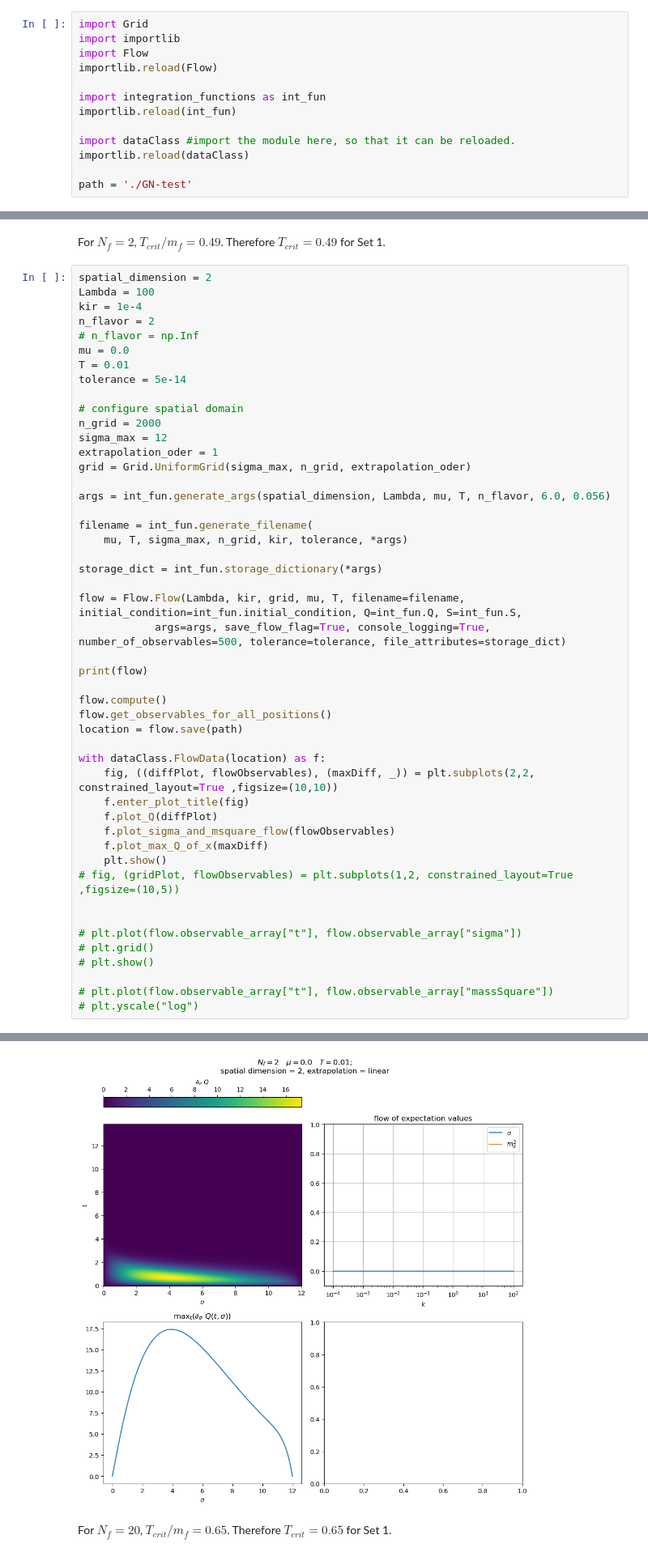
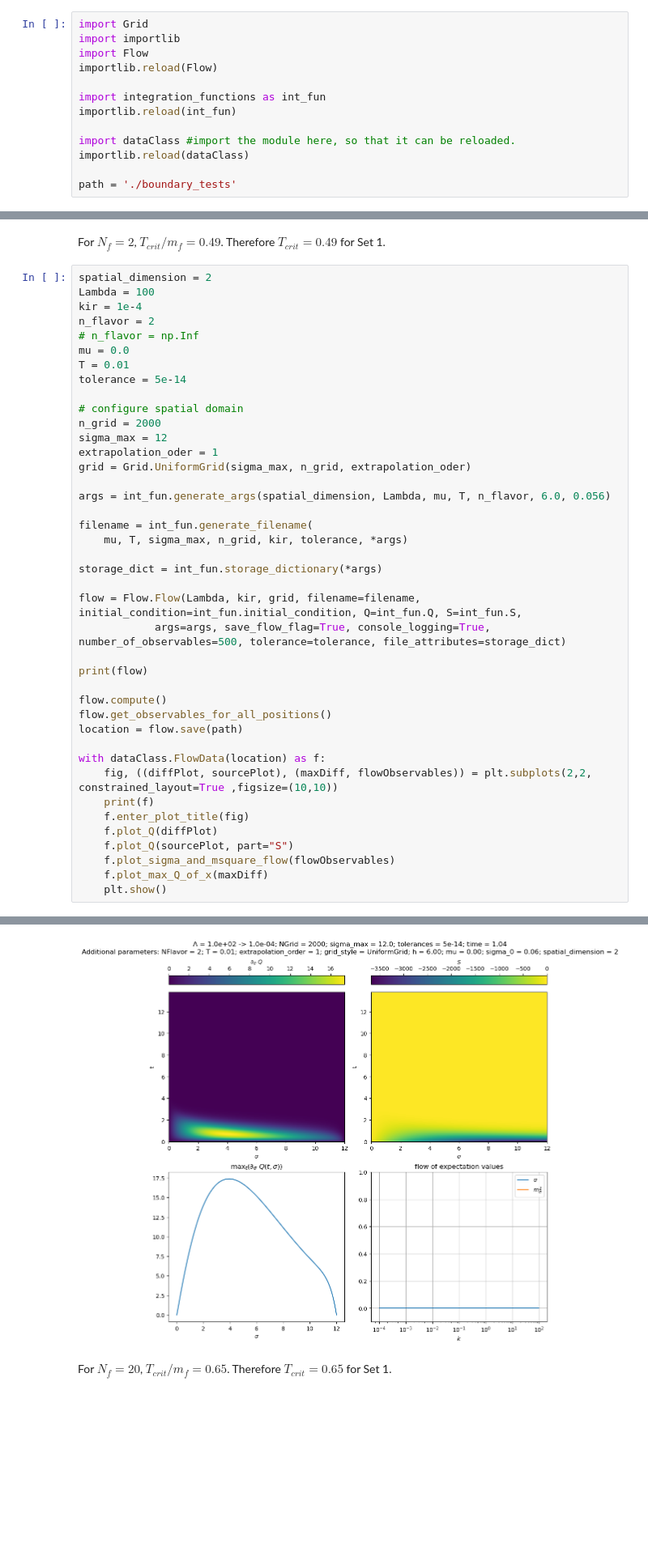
Before and after one commit to keiwanjamaly/sim, a Jupyter notebook: boundary_comparison.ipynb, the cells around one changed output, grey strips where cells are left out. Shown: that part at 81% size. Cells and saved outputs as stored; diff of their text form; blank space fills up the shorter version.

```diff
--- a/boundary_comparison.ipynb
+++ b/boundary_comparison.ipynb
@@ -91,7 +95,7 @@ importlib.reload(int_fun)
 import dataClass #import the module here, so that it can be reloaded.
 importlib.reload(dataClass)
 
-path = './GN-test'
+path = './boundary_tests'
 # %% [markdown]
 ## Set 1.
 # %% [markdown]
@@ -119,7 +123,7 @@ filename = int_fun.generate_filename(
 
 storage_dict = int_fun.storage_dictionary(*args)
 
-flow = Flow.Flow(Lambda, kir, grid, mu, T, filename=filename, initial_condition=int_fun.initial_condition, Q=int_fun.Q, S=int_fun.S,
+flow = Flow.Flow(Lambda, kir, grid, filename=filename, initial_condition=int_fun.initial_condition, Q=int_fun.Q, S=int_fun.S,
             args=args, save_flow_flag=True, console_logging=True, number_of_observables=500, tolerance=tolerance, file_attributes=storage_dict)
 
 print(flow)
@@ -129,21 +133,14 @@ flow.get_observables_for_all_positions()
 location = flow.save(path)
 
 with dataClass.FlowData(location) as f:
-    fig, ((diffPlot, flowObservables), (maxDiff, _)) = plt.subplots(2,2, constrained_layout=True ,figsize=(10,10))
+    fig, ((diffPlot, sourcePlot), (maxDiff, flowObservables)) = plt.subplots(2,2, constrained_layout=True ,figsize=(10,10))
+    print(f)
     f.enter_plot_title(fig)
     f.plot_Q(diffPlot)
+    f.plot_Q(sourcePlot, part="S")
     f.plot_sigma_and_msquare_flow(flowObservables)
     f.plot_max_Q_of_x(maxDiff)
     plt.show()
-# fig, (gridPlot, flowObservables) = plt.subplots(1,2, constrained_layout=True ,figsize=(10,5))
-
-
-# plt.plot(flow.observable_array["t"], flow.observable_array["sigma"])
-# plt.grid()
-# plt.show()
-
-# plt.plot(flow.observable_array["t"], flow.observable_array["massSquare"])
-# plt.yscale("log")
 # %% [output]
 Grid from 0 to 12.00, with 2000 grid points. Using extrapolation on right boundary of order 1.
 In the intervall [0, 1] the smalles (largest) spacing between gridpoints is 0.006 (0.006)
@@ -151,4 +150,4 @@ In the intervall [0, 1] the smalles (largest) spacing between gridpoints is 0.00
-[figure, old version]
+[figure, new version]
 # %% [markdown]
 For $N_f=20$, $T_{crit}/m_f = 0.65$. Therefore $T_{crit} = 0.65$ for Set 1.
 # %%
```
Also changed, not shown: parts of 9 cells of this notebook, 7 other files.
